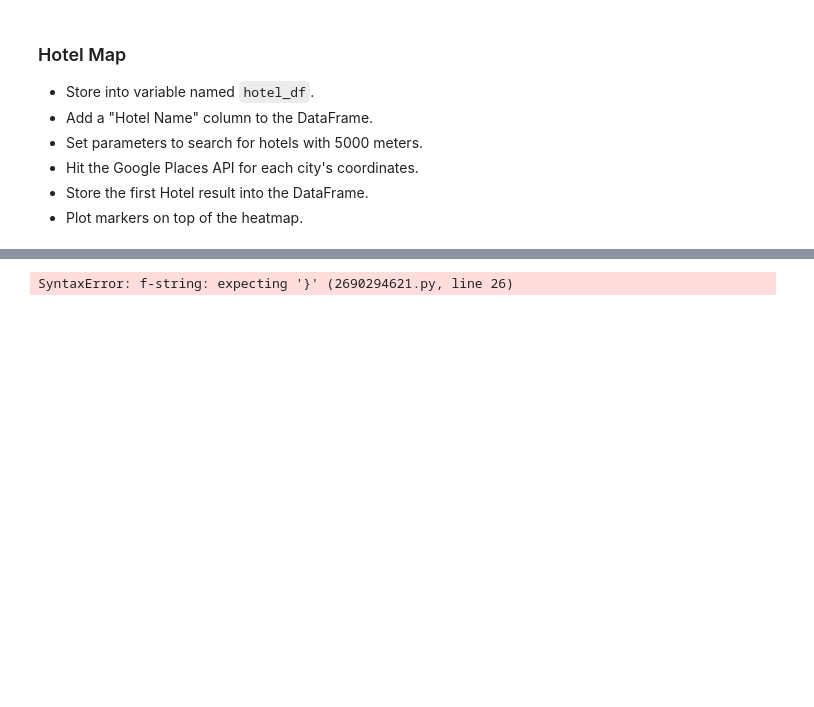
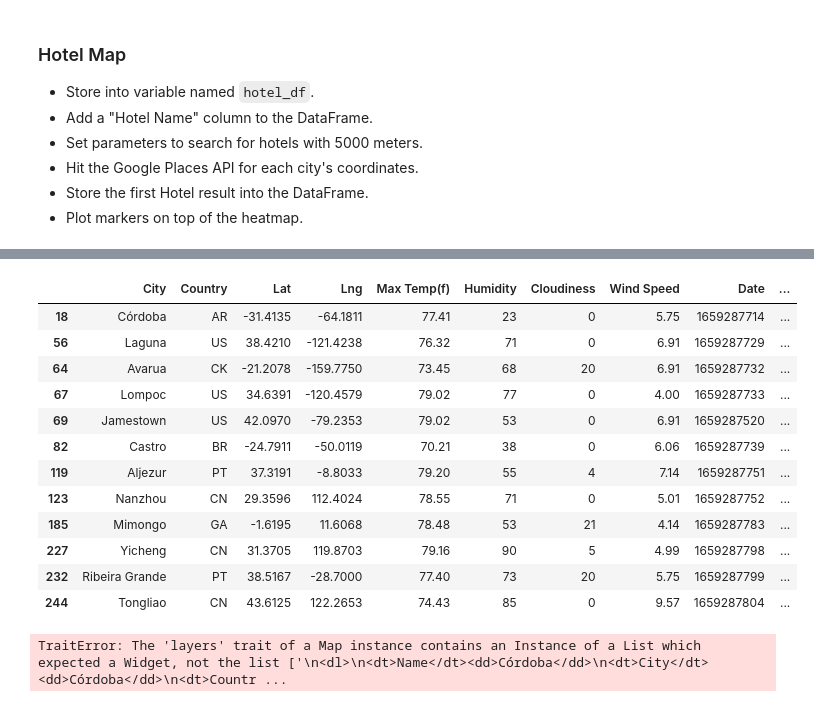
Before and after one commit to ASwigart/python-api-challenge, a Jupyter notebook: WeatherPy/VacationPy.ipynb, the cells around one changed output, grey strips where cells are left out. Cells and saved outputs as stored; diff of their text form; code cells hidden in the pictures; blank space fills up the shorter version.

```diff
--- a/WeatherPy/VacationPy.ipynb
+++ b/WeatherPy/VacationPy.ipynb
@@ -135,36 +146,45 @@ ValueError: Length of values (1) does not match length of index (12)
 # %%
 # geocoordinates
+target_type="hotel"
 
 
-target_type="hotel"
-Lat= perfvacaweather_df("Lat")
-Lng=perfvacaweather_df("Lng")
+radius = 5000
 
-radius = 5000
-base_url = "https://maps.googleapis.com/maps/api/place/nearbysearch/json"
 params= {
-        "location": f"{Lat},{Lng}",
+
         "radius": radius,
-        "types": "Hotel",
+        "types": "hotel",
         "key": g_key,
 }
+for index, row in hotel_df.iterrows():
+        lat= row["Lat"]
+        lng= row["Lng"]
+        params ["location"] = f"{lat},{lng}"
 
-for hotel in perfvacaweather_df["Hotels"].iterrows:
-        locations= location
-        params["keyword"] = Hotel
-        Print(f"Retrieving Results for Index{index}: {hotel}.")
-        response = requests.get(base_url, params=params).json
+        base_url = "https://maps.googleapis.com/maps/api/place/nearbysearch/json"
+        hotels = requests.get(base_url, params=params).json()
 
-        response=requests.get(base_url,params)
-        results = response["Hotels"]
         try:
-            print(f"Closest Hotel is{results[0]")
+            hotel_df.loc[index, "Hotel Name"] = hotels["results"][0]["name"]
 
         except (KeyError, IndexError):
             print("Missing Hotel in Area")
-        print("------------------")
+            print("------------------")
+hotel_df
 # %% [output]
-SyntaxError: f-string: expecting '}' (2690294621.py, line 26)
+|  | City | Country | Lat | Lng | Max Temp(f) | Humidity | Cloudiness | Wind Speed | Date | ... |
+| 18 | Córdoba | AR | -31.4135 | -64.1811 | 77.41 | 23 | 0 | 5.75 | 1659287714 | ... |
+| 56 | Laguna | US | 38.4210 | -121.4238 | 76.32 | 71 | 0 | 6.91 | 1659287729 | ... |
+| 64 | Avarua | CK | -21.2078 | -159.7750 | 73.45 | 68 | 20 | 6.91 | 1659287732 | ... |
+| 67 | Lompoc | US | 34.6391 | -120.4579 | 79.02 | 77 | 0 | 4.00 | 1659287733 | ... |
+| 69 | Jamestown | US | 42.0970 | -79.2353 | 79.02 | 53 | 0 | 6.91 | 1659287520 | ... |
+| 82 | Castro | BR | -24.7911 | -50.0119 | 70.21 | 38 | 0 | 6.06 | 1659287739 | ... |
+| 119 | Aljezur | PT | 37.3191 | -8.8033 | 79.20 | 55 | 4 | 7.14 | 1659287751 | ... |
+| 123 | Nanzhou | CN | 29.3596 | 112.4024 | 78.55 | 71 | 0 | 5.01 | 1659287752 | ... |
+| 185 | Mimongo | GA | -1.6195 | 11.6068 | 78.48 | 53 | 21 | 4.14 | 1659287783 | ... |
+| 227 | Yicheng | CN | 31.3705 | 119.8703 | 79.16 | 90 | 5 | 4.99 | 1659287798 | ... |
+| 232 | Ribeira Grande | PT | 38.5167 | -28.7000 | 77.40 | 73 | 20 | 5.75 | 1659287799 | ... |
+| 244 | Tongliao | CN | 43.6125 | 122.2653 | 74.43 | 85 | 0 | 9.57 | 1659287804 | ... |
 # %%
 # NOTE: Do not change any of the code in this cell
 
@@ -187,0 +216,15 @@ locations = hotel_df[["Lat", "Lng"]]
+# %%
+# Add marker layer ontop of heat map
+hotel_layer = gmaps.symbol_layer(
+    locations, fill_color ="rgba(0,150,0, 0.4)",
+    stroke_color="rgba(0,0,150,0.4)", scale=2,
+#     info_box_content=[f"Hotel: {hotel} in vacation destinations"]
+)
+
+# Display figure
+fig = gmaps.figure()
+fig.add_layer(hotel_info)
+
+fig
+# %% [output]
+TraitError: The 'layers' trait of a Map instance contains an Instance of a List which expected a Widget, not the list ['\n<dl>\n<dt>Name</dt><dd>Córdoba</dd>\n<dt>City</dt><dd>Córdoba</dd>\n<dt>Countr ...
```
Also changed, not shown: parts of 5 cells of this notebook, 1 other file.
